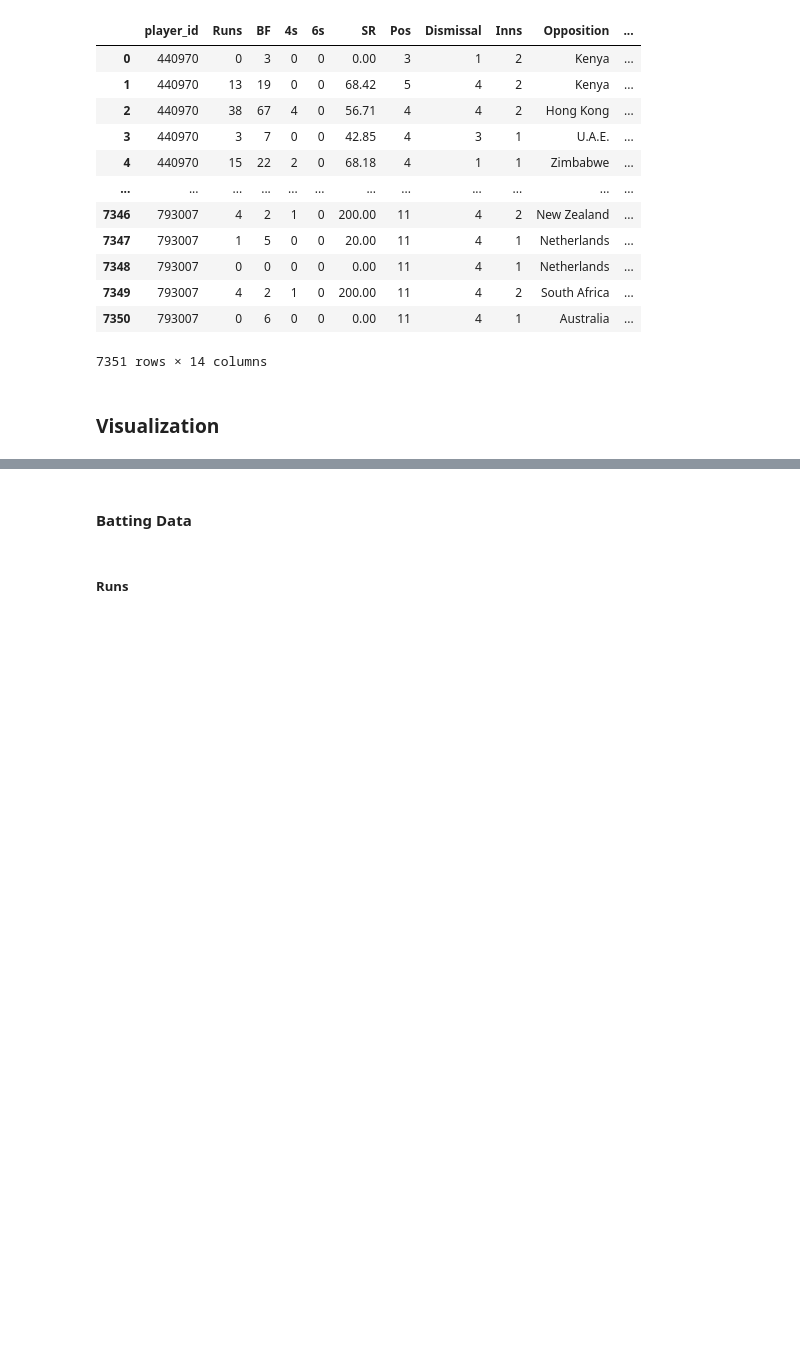
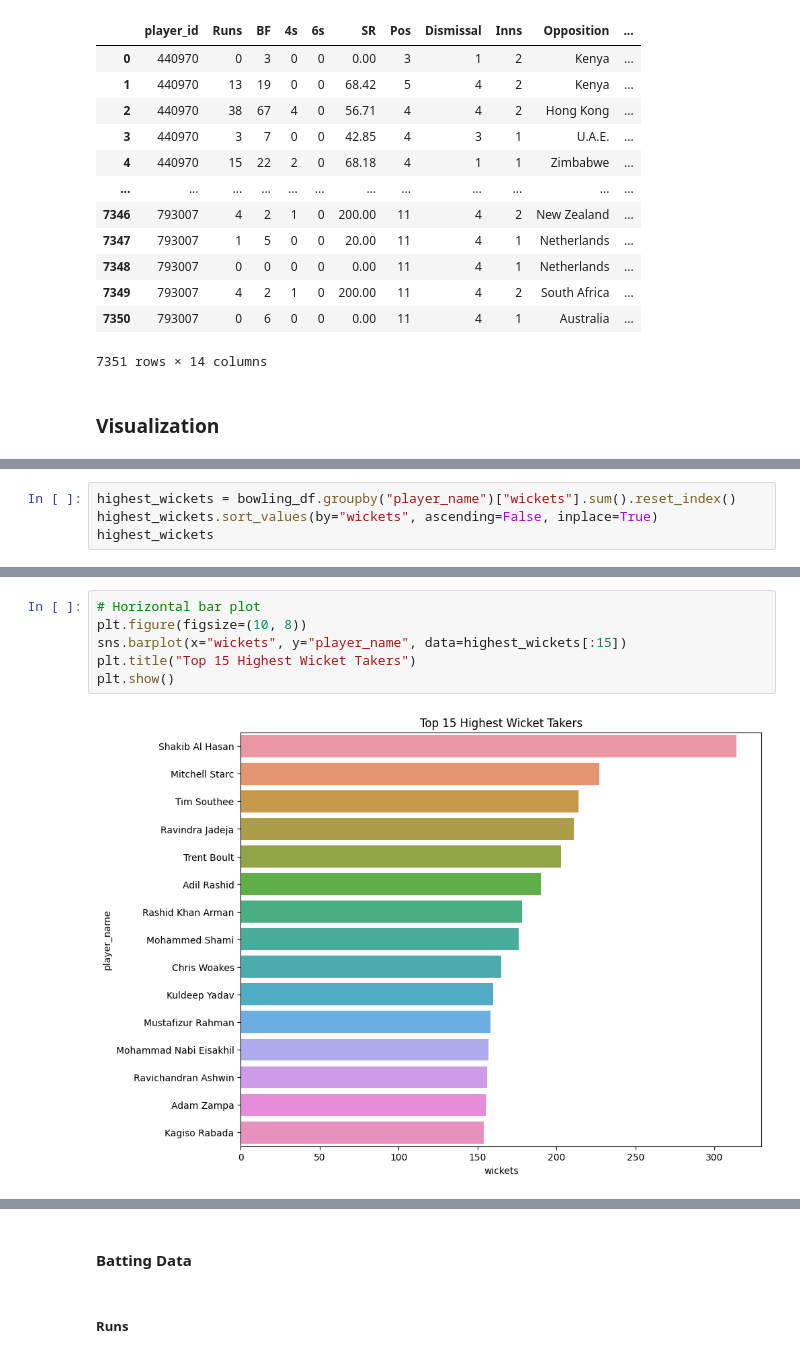
Before and after one commit to Ashrockzzz2003/Cricket_Best_11_Prediction, a Jupyter notebook: runs_and_wickets.ipynb, the cells around one changed output, grey strips where cells are left out. Saved outputs shown, nothing was run; the diff lists cells and outputs as text; blank space fills up the shorter version.

```diff
--- a/runs_and_wickets.ipynb
+++ b/runs_and_wickets.ipynb
@@ -565,0 +570,4 @@ batting_df
+# %%
+highest_wickets = bowling_df.groupby("player_name")["wickets"].sum().reset_index()
+highest_wickets.sort_values(by="wickets", ascending=False, inplace=True)
+highest_wickets
@@ -565,0 +588,8 @@ batting_df
+# %%
+# Horizontal bar plot
+plt.figure(figsize=(10, 8))
+sns.barplot(x="wickets", y="player_name", data=highest_wickets[:15])
+plt.title("Top 15 Highest Wicket Takers")
+plt.show()
+# %% [output]
+[figure, added]
```
Also changed, not shown: parts of 10 cells of this notebook, 3 other files.
